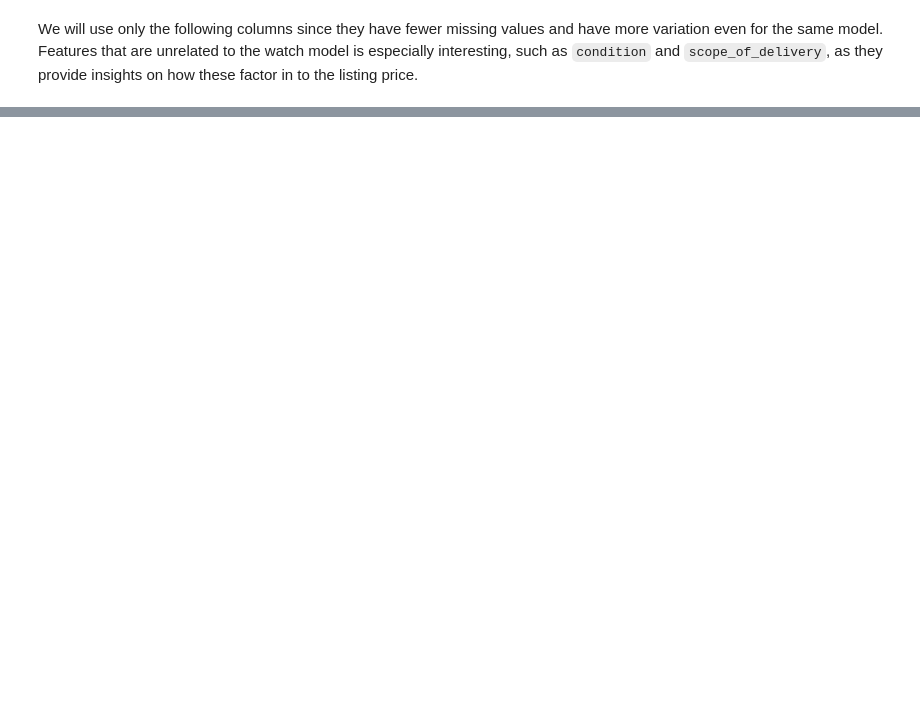
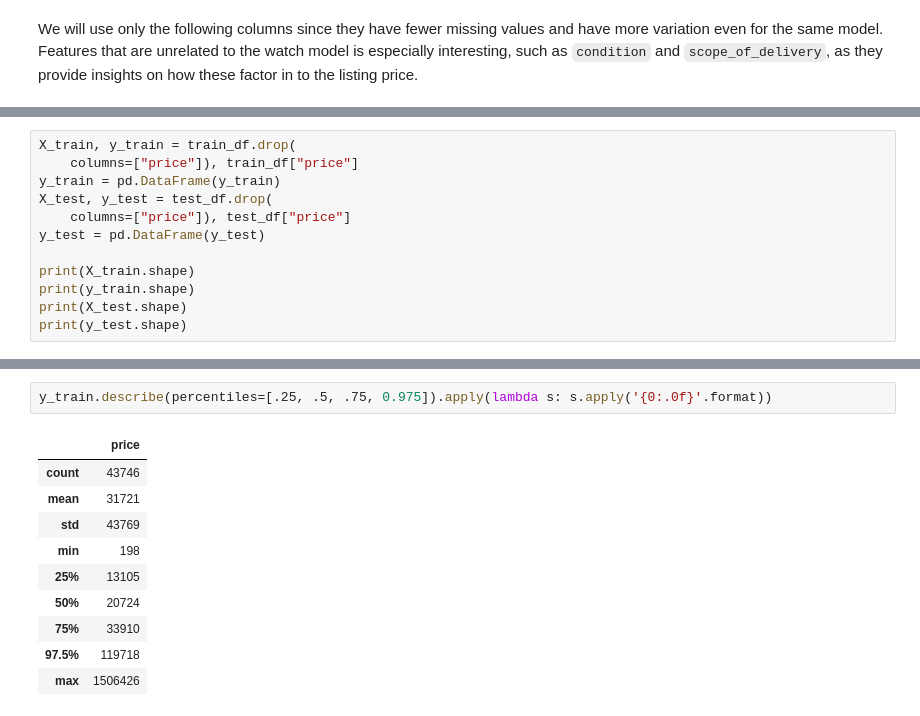
Before and after one commit to fohy24/Rolex-fair-price-predictor, a Jupyter notebook: Rolex price prediction.ipynb, the cells around one changed output, grey strips where cells are left out. Saved outputs shown, nothing was run; the diff lists cells and outputs as text; blank space fills up the shorter version.

```diff
--- a/Rolex price prediction.ipynb
+++ b/Rolex price prediction.ipynb
@@ -141,0 +122,12 @@ alt.Chart(df).mark_bar().encode(
+# %%
+X_train, y_train = train_df.drop(
+    columns=["price"]), train_df["price"]
+y_train = pd.DataFrame(y_train)
+X_test, y_test = test_df.drop(
+    columns=["price"]), test_df["price"]
+y_test = pd.DataFrame(y_test)
+
+print(X_train.shape)
+print(y_train.shape)
+print(X_test.shape)
+print(y_test.shape)
@@ -168,3 +165,16 @@ for column in plot_columns:
 [interactive output not drawn]
 [interactive output not drawn]
 ... (6 outputs left out)
+# %%
+y_train.describe(percentiles=[.25, .5, .75, 0.975]).apply(lambda s: s.apply('{0:.0f}'.format))
+# %% [output]
+|  | price |
+| count | 43746 |
+| mean | 31721 |
+| std | 43769 |
+| min | 198 |
+| 25% | 13105 |
+| 50% | 20724 |
+| 75% | 33910 |
+| 97.5% | 119718 |
+| max | 1506426 |
```
Also changed, not shown: parts of 17 cells of this notebook.
